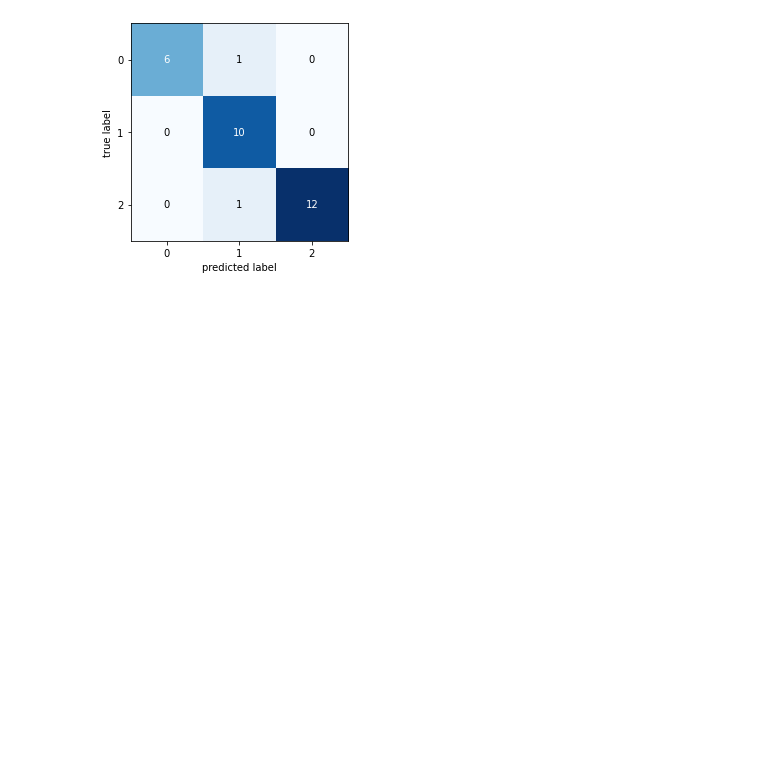
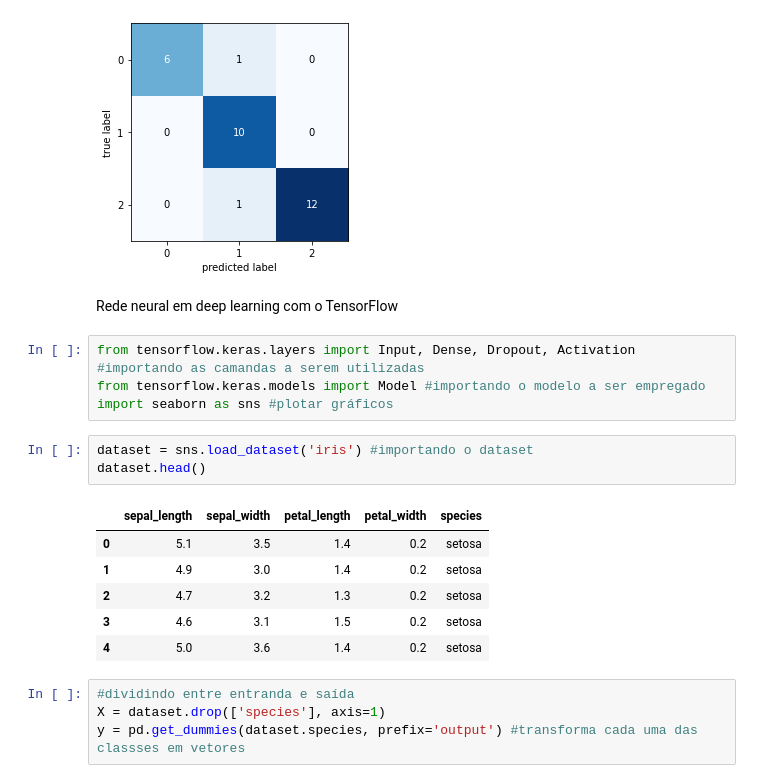
Before and after one commit to wallaceleonardo/bootcamp-IGTI-Desenvolvedor_Python, a Jupyter notebook: Algoritmo_Supervisionado_KNN.ipynb, the cells around one changed output. Cells and saved outputs as stored; diff of their text form; blank space fills up the shorter version.

```diff
--- a/Algoritmo_Supervisionado_KNN.ipynb
+++ b/Algoritmo_Supervisionado_KNN.ipynb
@@ -181,3 +181,23 @@ print(fig)
 # %% [output]
 Figure(432x288)
 [figure]
+# %% [markdown]
+Rede neural em deep learning com o TensorFlow
+# %%
+from tensorflow.keras.layers import Input, Dense, Dropout, Activation #importando as camandas a serem utilizadas
+from tensorflow.keras.models import Model #importando o modelo a ser empregado
+import seaborn as sns #plotar gráficos
+# %%
+dataset = sns.load_dataset('iris') #importando o dataset
+dataset.head()
+# %% [output]
+|  | sepal_length | sepal_width | petal_length | petal_width | species |
+| 0 | 5.1 | 3.5 | 1.4 | 0.2 | setosa |
+| 1 | 4.9 | 3.0 | 1.4 | 0.2 | setosa |
+| 2 | 4.7 | 3.2 | 1.3 | 0.2 | setosa |
+| 3 | 4.6 | 3.1 | 1.5 | 0.2 | setosa |
+| 4 | 5.0 | 3.6 | 1.4 | 0.2 | setosa |
+# %%
+#dividindo entre entranda e saída
+X = dataset.drop(['species'], axis=1)
+y = pd.get_dummies(dataset.species, prefix='output') #transforma cada uma das classses em vetores
```
Also changed, not shown: parts of 2 cells of this notebook.
